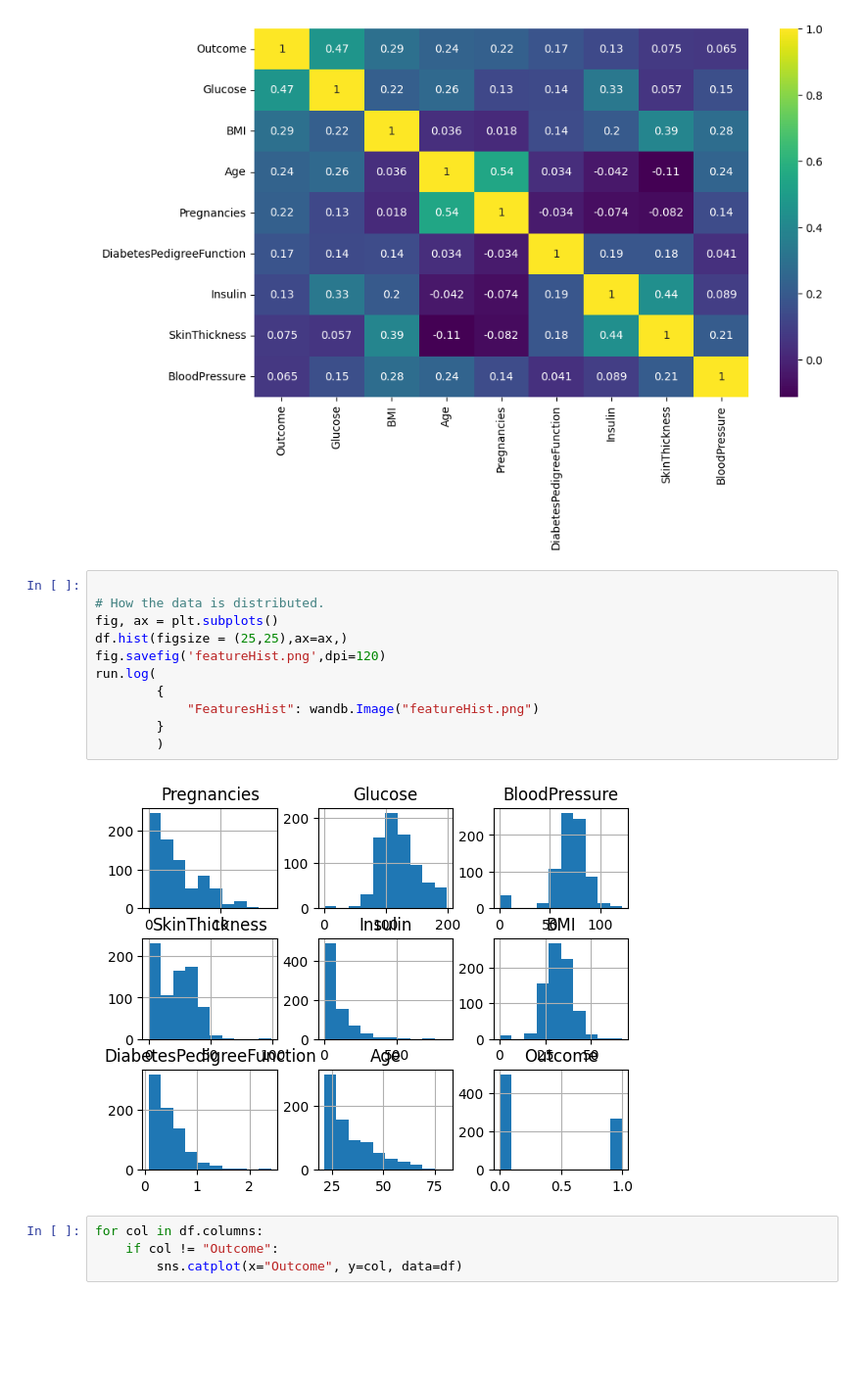
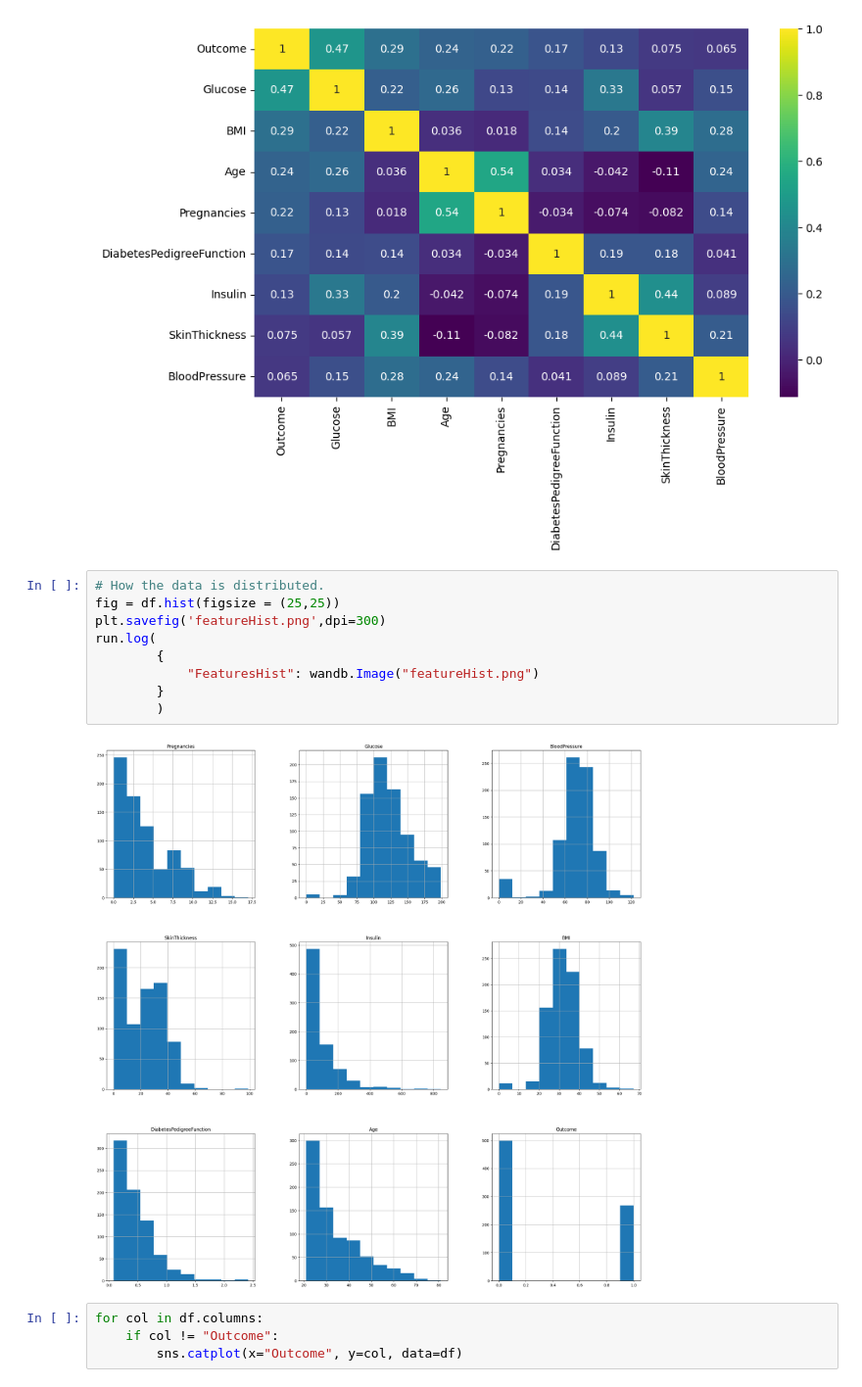
Before and after one commit to Kenicki/Kenicki, a Jupyter notebook: Diabetes_mlops_decision_tree.ipynb, the cells around one changed output. Shown: that part at 98% size. Saved outputs shown, nothing was run; the diff lists cells and outputs as text; blank space fills up the shorter version.

```diff
--- a/Diabetes_mlops_decision_tree.ipynb
+++ b/Diabetes_mlops_decision_tree.ipynb
@@ -177,18 +177,16 @@ sns.heatmap(cm, annot=True, cmap = 'viridis')
 <Axes: >
 [figure]
 # %%
-
 # How the data is distributed.
-fig, ax = plt.subplots()
-df.hist(figsize = (25,25),ax=ax,)
-fig.savefig('featureHist.png',dpi=120)
+fig = df.hist(figsize = (25,25))
+plt.savefig('featureHist.png',dpi=300)
 run.log(
         {
             "FeaturesHist": wandb.Image("featureHist.png")
         }
         )
 # %% [output]
-[figure, old version]
+[figure, new version]
 # %%
 for col in df.columns:
     if col != "Outcome":
```
Also changed, not shown: parts of 18 cells of this notebook.
